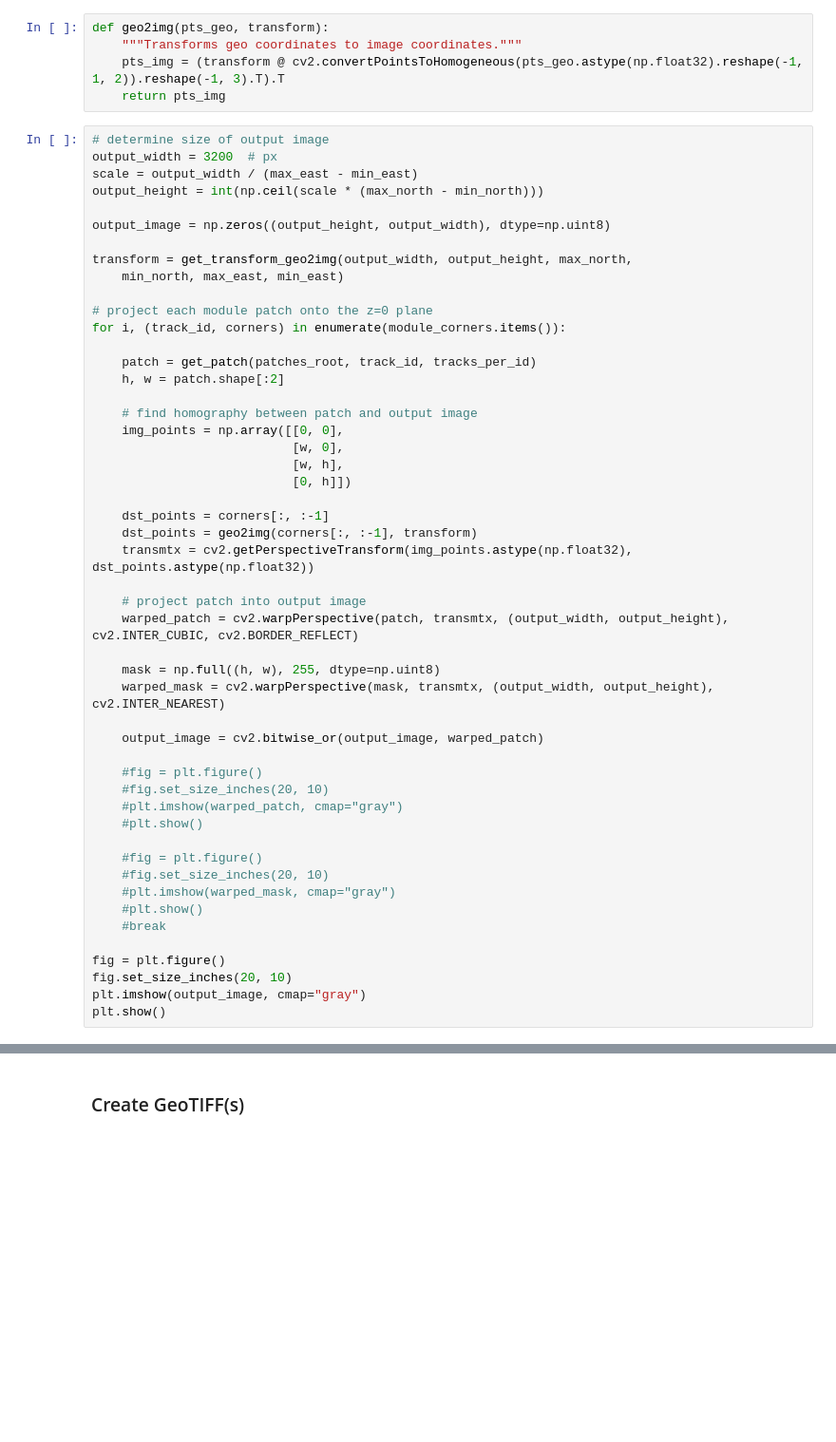
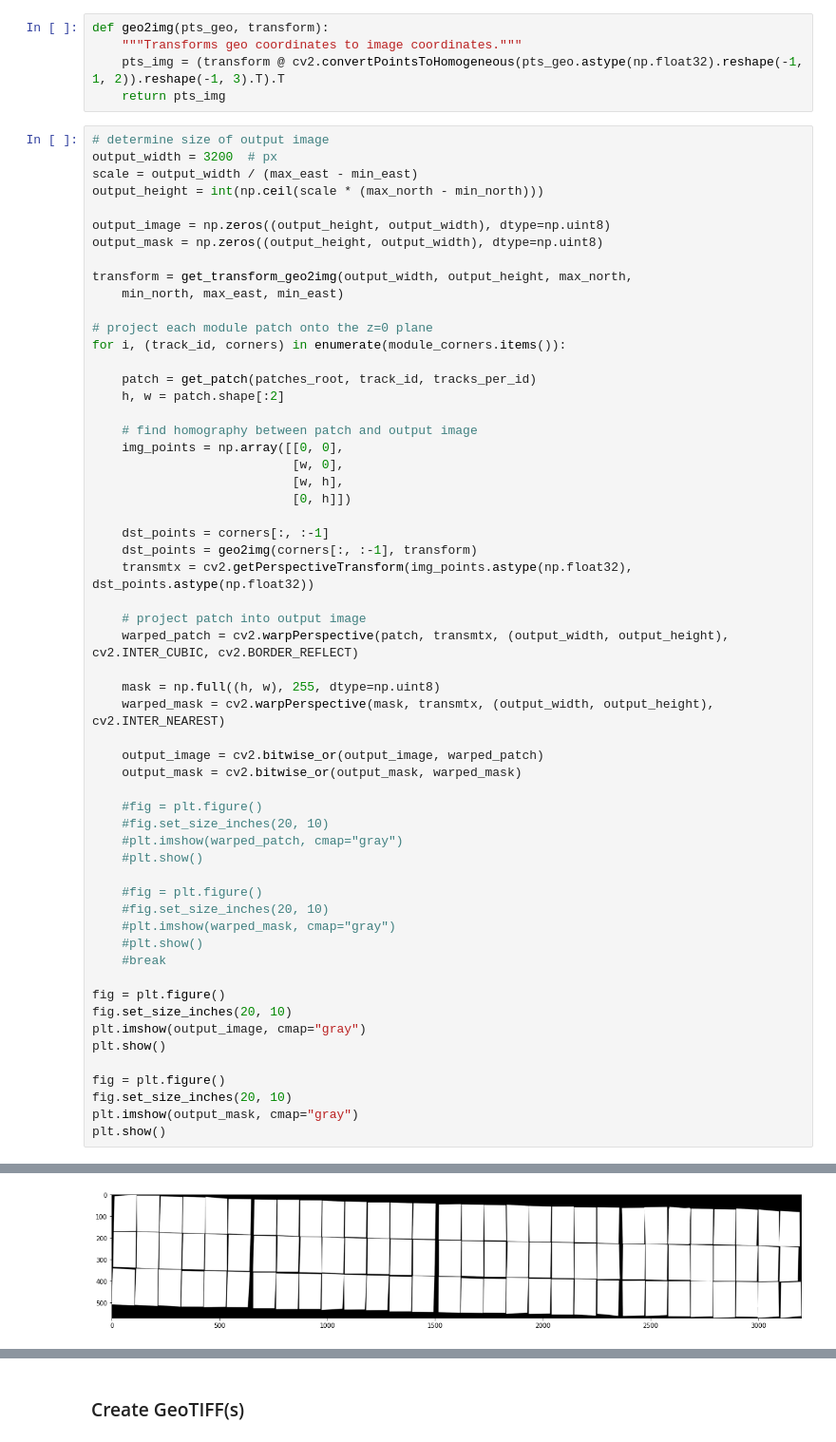
Before and after one commit to lukasbommes-unfinished-projects/ModuleLocalizer, a Jupyter notebook: project_patches/project_patches.ipynb, the cells around one changed output, grey strips where cells are left out. Shown at 95% size. Cells and saved outputs as stored; diff of their text form; blank space fills up the shorter version.

```diff
--- a/project_patches/project_patches.ipynb
+++ b/project_patches/project_patches.ipynb
@@ -380,6 +380,7 @@ scale = output_width / (max_east - min_east)
 output_height = int(np.ceil(scale * (max_north - min_north)))
 
 output_image = np.zeros((output_height, output_width), dtype=np.uint8)
+output_mask = np.zeros((output_height, output_width), dtype=np.uint8)
 
 transform = get_transform_geo2img(output_width, output_height, max_north,
     min_north, max_east, min_east)
@@ -398,30 +399,37 @@ for i, (track_id, corners) in enumerate(module_corners.items()):
 
     dst_points = corners[:, :-1]
     dst_points = geo2img(corners[:, :-1], transform)
     transmtx = cv2.getPerspectiveTransform(img_points.astype(np.float32), dst_points.astype(np.float32))
 
     # project patch into output image
     warped_patch = cv2.warpPerspective(patch, transmtx, (output_width, output_height), cv2.INTER_CUBIC, cv2.BORDER_REFLECT)
 
     mask = np.full((h, w), 255, dtype=np.uint8)
     warped_mask = cv2.warpPerspective(mask, transmtx, (output_width, output_height), cv2.INTER_NEAREST)
 
     output_image = cv2.bitwise_or(output_image, warped_patch)
+    output_mask = cv2.bitwise_or(output_mask, warped_mask)
 
     #fig = plt.figure()
     #fig.set_size_inches(20, 10)
     #plt.imshow(warped_patch, cmap="gray")
     #plt.show()
 
     #fig = plt.figure()
     #fig.set_size_inches(20, 10)
     #plt.imshow(warped_mask, cmap="gray")
     #plt.show()
     #break
 
 fig = plt.figure()
 fig.set_size_inches(20, 10)
 plt.imshow(output_image, cmap="gray")
 plt.show()
+
+fig = plt.figure()
+fig.set_size_inches(20, 10)
+plt.imshow(output_mask, cmap="gray")
+plt.show()
 # %% [output]
 [figure]
+[figure, added]
```
Also changed, not shown: parts of 4 cells of this notebook, 3 other files.
